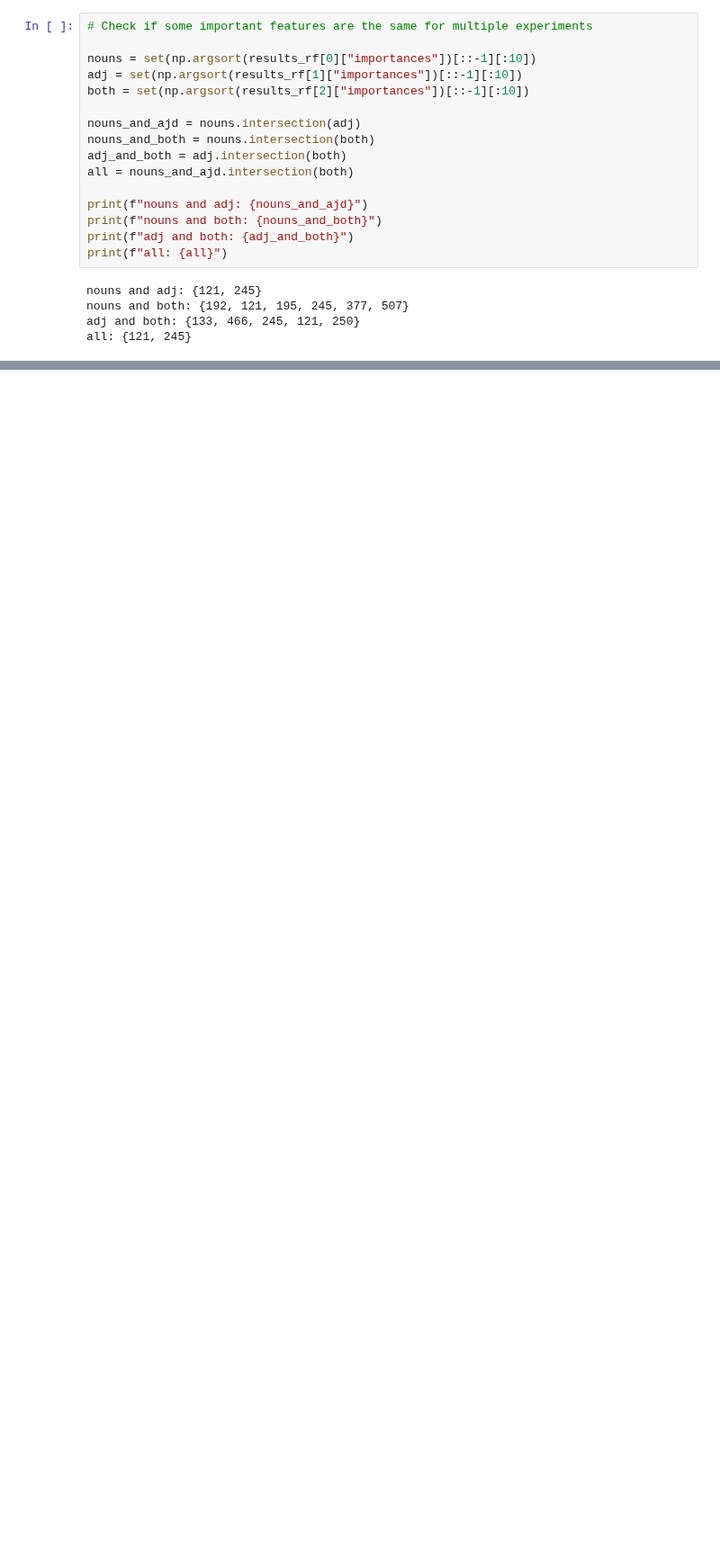
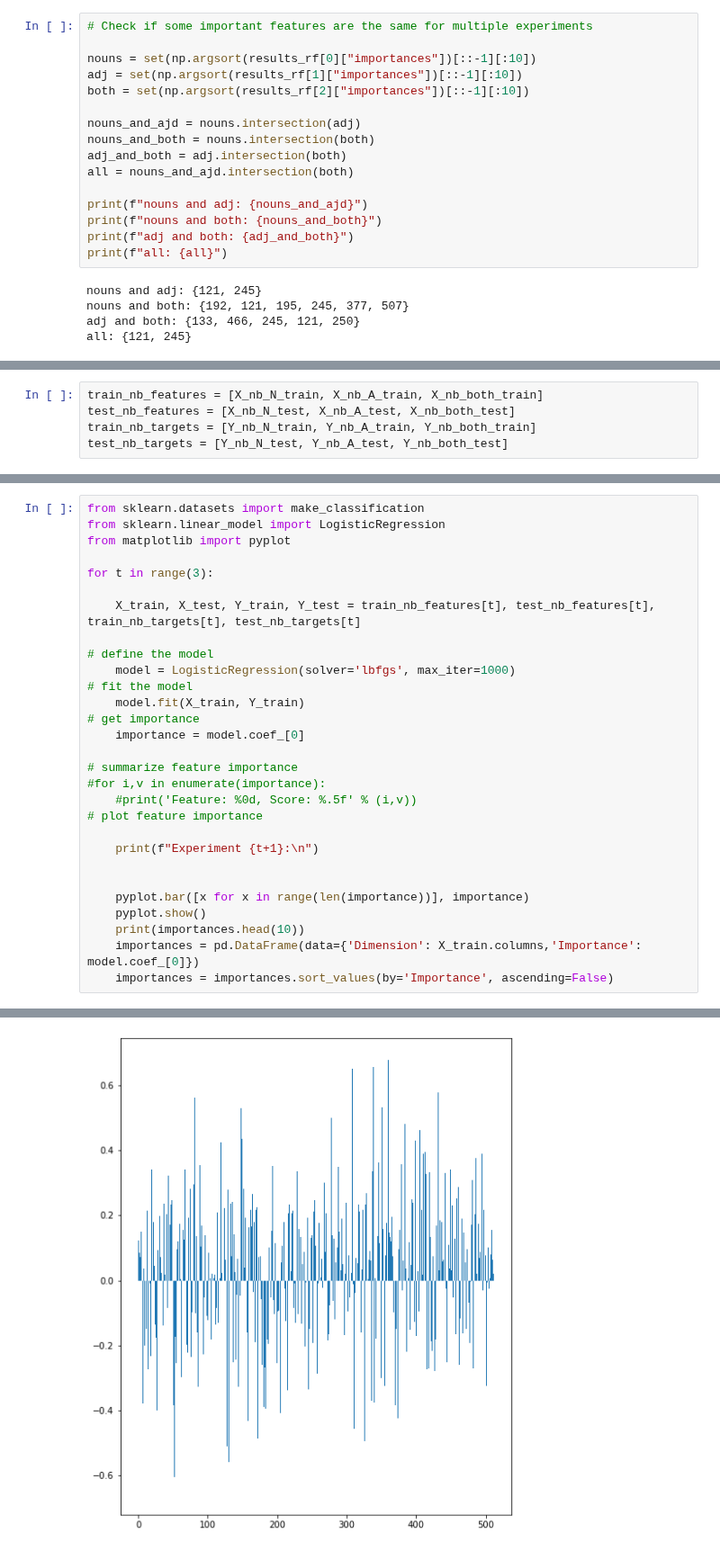
Before and after one commit to ClementineBleuze/WordEmbeddings, a Jupyter notebook: Notebooks_dim_clustering/classifiers.ipynb, the cells around one changed output, grey strips where cells are left out. Shown at 90% size. Cells and saved outputs as stored; diff of their text form; blank space fills up the shorter version.

```diff
--- a/Notebooks_dim_clustering/classifiers.ipynb
+++ b/Notebooks_dim_clustering/classifiers.ipynb
@@ -240,0 +295,5 @@ all: {121, 245}
+# %%
+train_nb_features = [X_nb_N_train, X_nb_A_train, X_nb_both_train]
+test_nb_features = [X_nb_N_test, X_nb_A_test, X_nb_both_test]
+train_nb_targets = [Y_nb_N_train, Y_nb_A_train, Y_nb_both_train]
+test_nb_targets = [Y_nb_N_test, Y_nb_A_test, Y_nb_both_test]
@@ -240,0 +302,30 @@ all: {121, 245}
+# %%
+from sklearn.datasets import make_classification
+from sklearn.linear_model import LogisticRegression
+from matplotlib import pyplot
+
+for t in range(3):
+
+    X_train, X_test, Y_train, Y_test = train_nb_features[t], test_nb_features[t], train_nb_targets[t], test_nb_targets[t]
+
+# define the model
+    model = LogisticRegression(solver='lbfgs', max_iter=1000)
+# fit the model
+    model.fit(X_train, Y_train)
+# get importance
+    importance = model.coef_[0]
+
+# summarize feature importance
+#for i,v in enumerate(importance):
+    #print('Feature: %0d, Score: %.5f' % (i,v))
+# plot feature importance
+
+    print(f"Experiment {t+1}:\n")
+
+
+    pyplot.bar([x for x in range(len(importance))], importance)
+    pyplot.show()
+    print(importances.head(10))
+    importances = pd.DataFrame(data={'Dimension': X_train.columns,'Importance': model.coef_[0]})
+    importances = importances.sort_values(by='Importance', ascending=False)
+# %% [output]
@@ -240,0 +333 @@ all: {121, 245}
+[figure, added]
```
Also changed, not shown: parts of 12 cells of this notebook, 1 other file.
